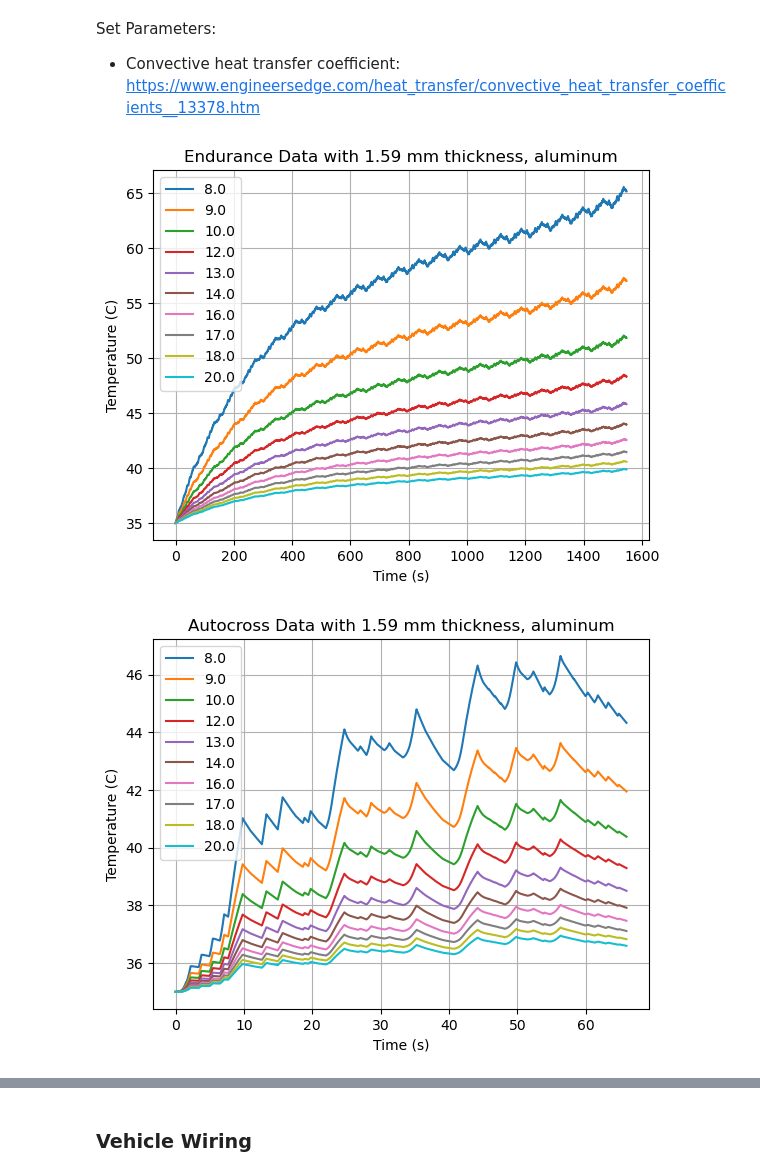
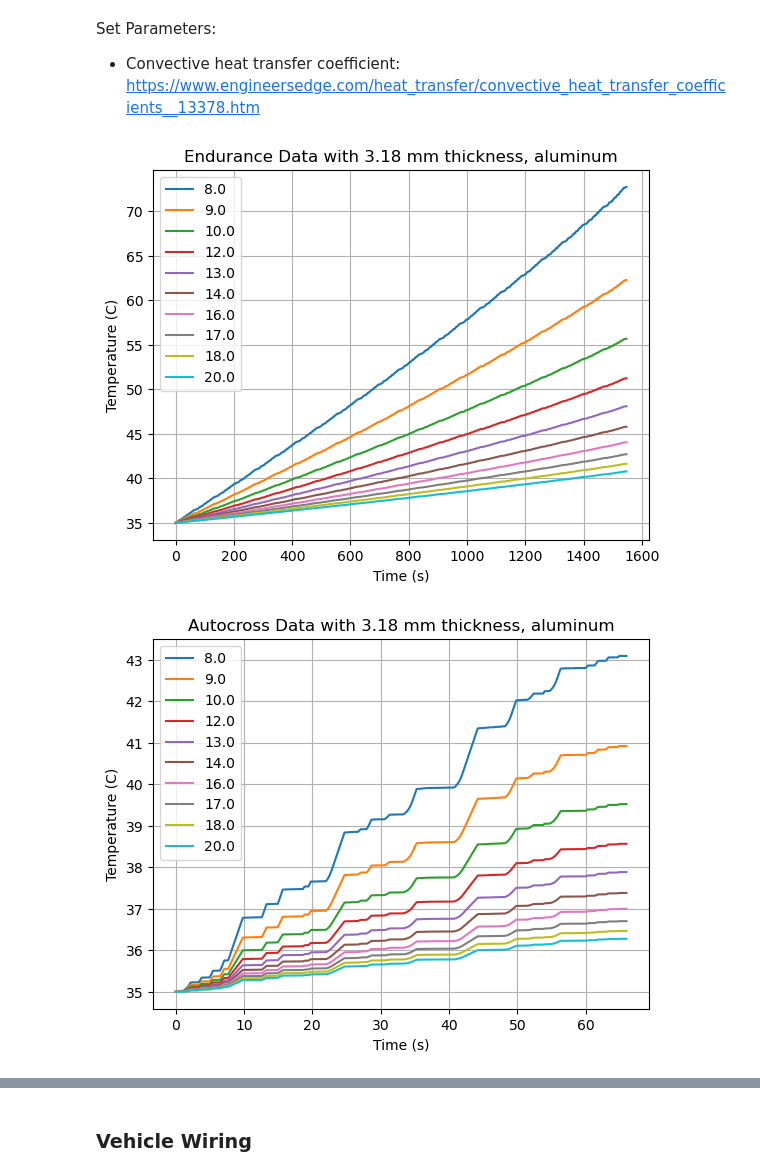
Before and after one commit to UBCFormulaElectric/LapSim, a Jupyter notebook: validation/Busbar Design/busbars.ipynb, the cells around one changed output, grey strips where cells are left out. Cells and saved outputs as stored; diff of their text form; code cells hidden in the pictures.

```diff
--- a/validation/Busbar Design/busbars.ipynb
+++ b/validation/Busbar Design/busbars.ipynb
@@ -41,11 +41,11 @@ copper = {'rho_R': 1.77*10**(-8), 'rho_M': 8960, 'c': 385, 'alpha': 3.93e-3}
 material = {'aluminum': aluminum, 'copper': copper}
 
 # Thermal Parameters:
-T_ambient = 35                      # degrees C - ambient temp
-h_free = 0.5                          # W/m2K - assumed convective heat transfer coefficient for free convection of air (minimum chosen)
+T_ambient = 35                          # degrees C - ambient temp
+h_free = 0.5                            # W/m2K - assumed convective heat transfer coefficient for free convection of air (minimum chosen)
 
 # Geometry Parameters:
-thickness = 3.18 * 10**(-3) / 2         # m - busbar thickness - assumed 1/8"
+thickness = 3.18 * 10**(-3)             # m - busbar thickness - assumed 1/8"
 length = 163.63 * 10**(-3)              # m - longest busbar length (splitter box, negative busbar)
 
 ####### VECTORIZED PARAMETER
@@ -76,36 +76,36 @@ def busbar_temp(dataDict, outfile, race, resistance):
     for i in range(0, iterations - 1):
         delta_t = dataDict['t0'][i+1] - dataDict['t0'][i]                           # s - find the delta time
         Q_gen.append(dataDict['Pack Current'][i]**2 * resistance)                   # W - heat generated from busbar
-        Q_out.append(h_free * A_s * (busTemp[i] - T_ambient) / delta_t)           # W - heat out to air
+        Q_out.append(h_free * A_s * (busTemp[i] - T_ambient))                       # W - heat out to air
         # Q_out.append(np.zeros(len(mass)))                                           # W - to test adiabatic case (ie. coated wire)
 
         busTemp.append((Q_gen[i] - Q_out[i]) * delta_t / (mass * c) + busTemp[i])   # degrees C - next temperature point for busbar
 
         dR = resistance * alpha * (busTemp[i+1] - busTemp[i])                       # Calculate the new resistance values (delta R)
         resistance = resistance + dR                                                # Ohms - new resistance at new temperature
 
     # Save to a dataframe and then output to a .csv
     output_temp = pd.DataFrame(busTemp, columns=width)
     output_temp.to_csv(outfile)
 
     # Plot data
     plt.plot(dataDict['t0'], output_temp)
     plt.title((race + " Data with " + str(thickness * 1000) + " mm thickness, " + mat_choice))
     plt.grid(True)
     plt.xlabel("Time (s)")
     plt.ylabel("Temperature (C)")
 
     # scale width to mm for labels and then truncate
     width_scaled = np.trunc(width * 1000)
     plt.legend(width_scaled)
     plt.savefig(outfile.replace('csv', 'png'))
     plt.show()                                  # clear figure
 
     return output_temp
 
 endur_temp = busbar_temp(endur_data, outfile_endurance, 'Endurance', resistance)
 auto_temp = busbar_temp(auto_data, outfile_autocross, 'Autocross', resistance)
 accel_temp = busbar_temp(accel_data, outfile_accel, 'Acceleration', resistance)
 # %% [output]
-[figure, old version]
+[figure, new version]
-[figure, old version]
+[figure, new version]
```
Also changed, not shown: parts of 2 cells of this notebook, 20 other files.
